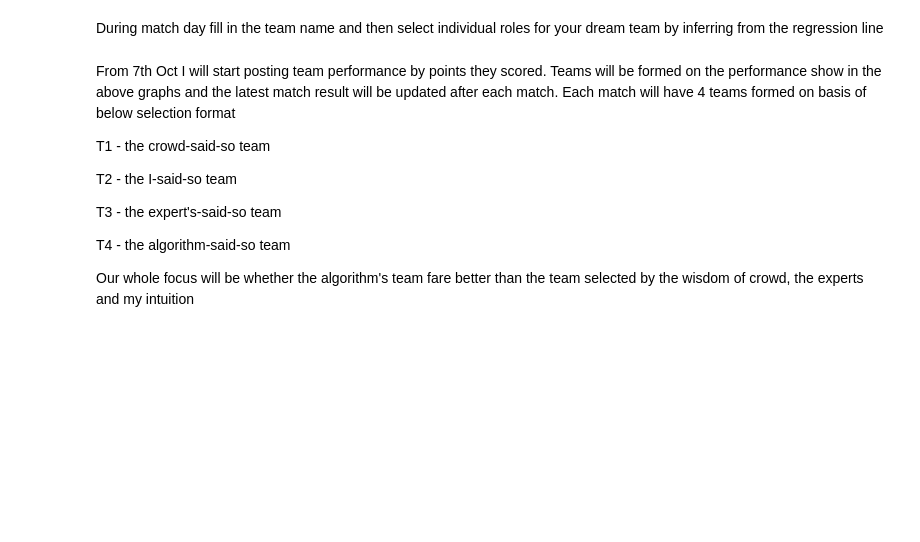
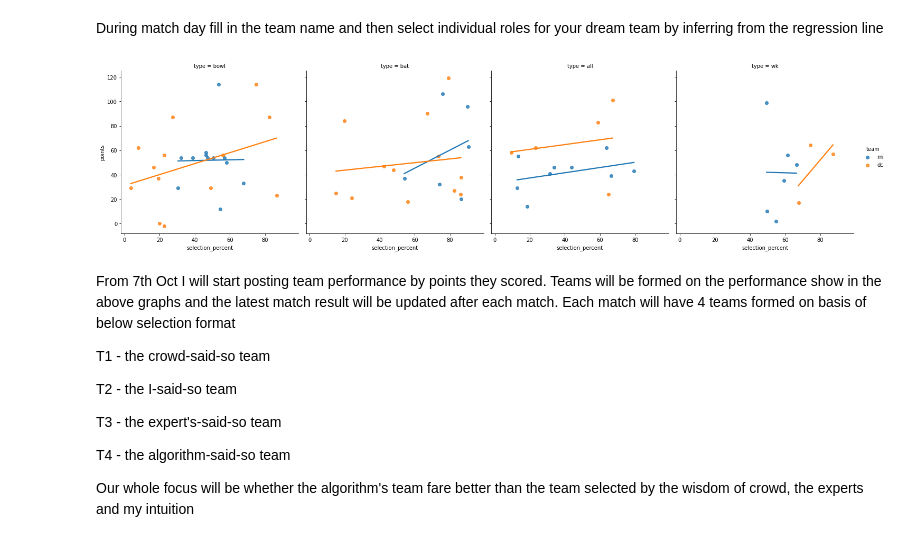
Before and after one commit to sarathsajan/dream11-predictor, a Jupyter notebook: Dream11_predictor.ipynb, the cells around one changed output. Saved outputs shown, nothing was run; the diff lists cells and outputs as text; code cells hidden in the pictures; blank space fills up the shorter version.

```diff
--- a/Dream11_predictor.ipynb
+++ b/Dream11_predictor.ipynb
@@ -95,7 +119,9 @@ sns.lmplot(data=df, x="selection_percent", y="points", col="type", col_wrap=4, c
 # %% [markdown]
 During match day fill in the team name and then select individual roles for your dream team by inferring from the regression line
 # %%
-sns.lmplot(data=df, x="selection_percent", y="points", col="type", col_wrap=4, hue="team", hue_order=['csk','rcb'], ci=0);
+sns.lmplot(data=df, x="selection_percent", y="points", col="type", col_wrap=4, hue="team", hue_order=['mi','dc'], ci=0);
+# %% [output]
+[figure, added]
 # %% [markdown]
 From 7th Oct I will start posting team performance by points they scored. Teams will be formed on the performance show in the above graphs and the latest match result will be updated after each match. Each match will have 4 teams formed on basis of below selection format
 
```
Also changed, not shown: parts of 7 cells of this notebook.
